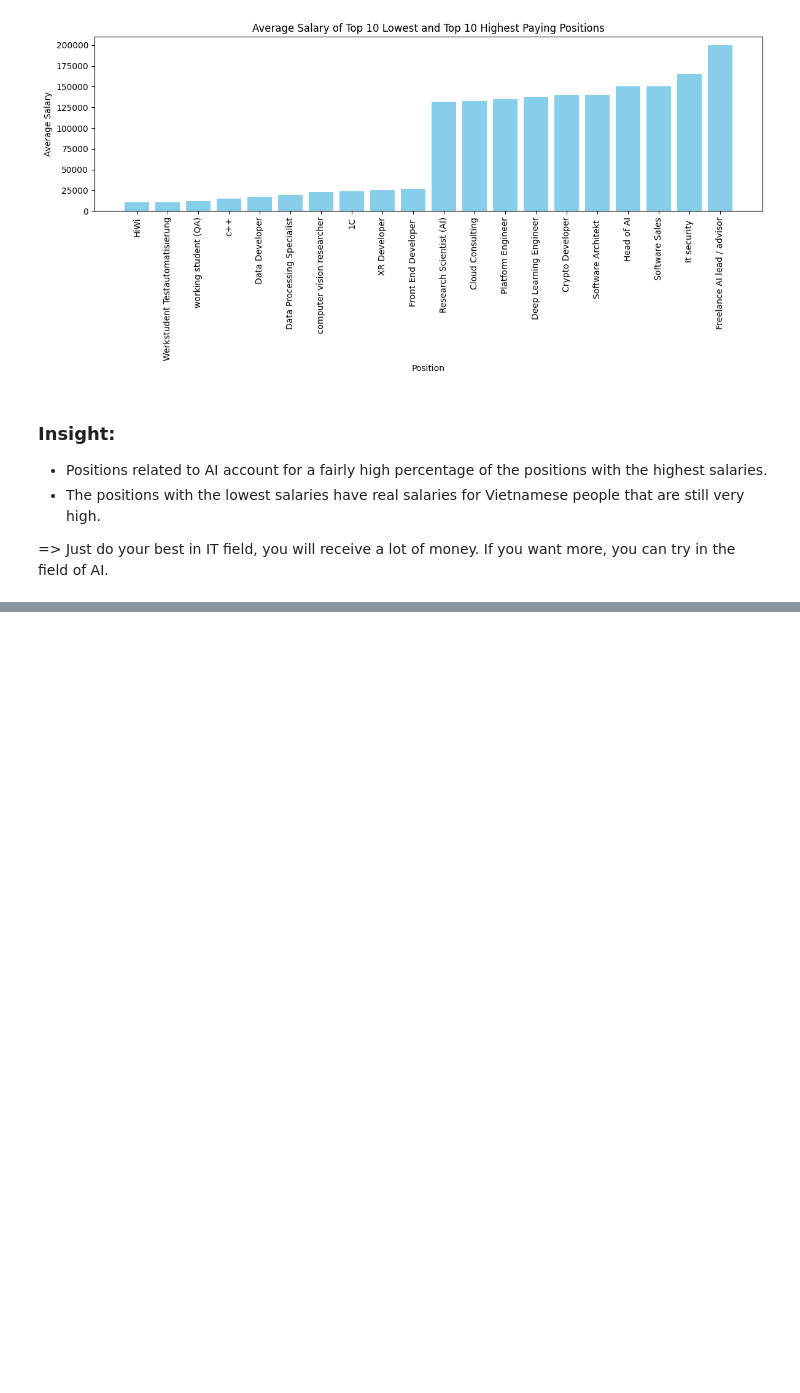
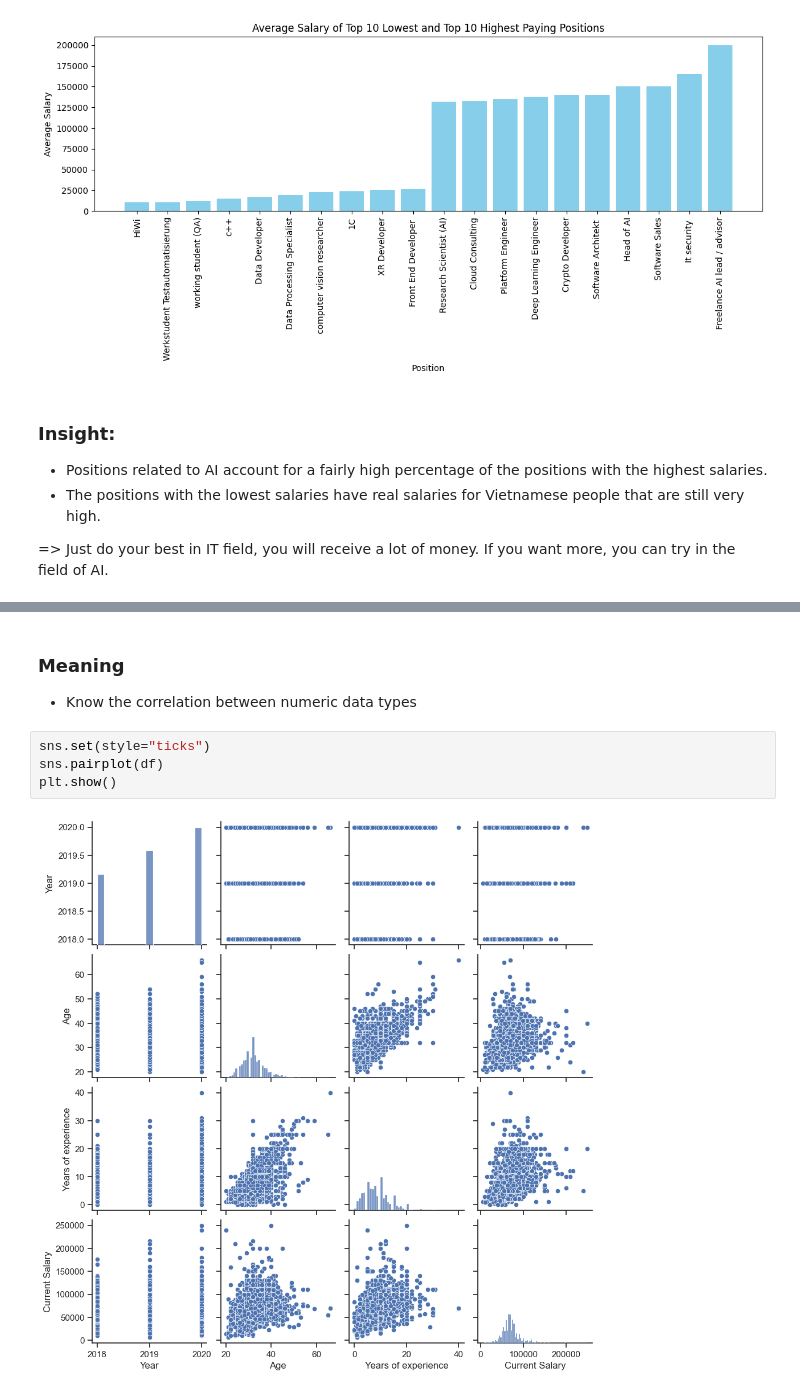
Before and after one commit to Hoangnhan1708/it-salary-analyzing-project, a Jupyter notebook: notebooks/Make-and-answer-questions.ipynb, the cells around one changed output, grey strips where cells are left out. Drawn from its saved outputs; the diff is of its cells as text; blank space fills up the shorter version.

```diff
--- a/notebooks/Make-and-answer-questions.ipynb
+++ b/notebooks/Make-and-answer-questions.ipynb
@@ -241,0 +245,9 @@ plt.show()
+# %% [markdown]
+### Meaning
+- Know the correlation between numeric data types
+# %%
+sns.set(style="ticks")
+sns.pairplot(df)
+plt.show()
+# %% [output]
+[figure, added]
```
Also changed, not shown: parts of 1 cell of this notebook, 3 other files.
